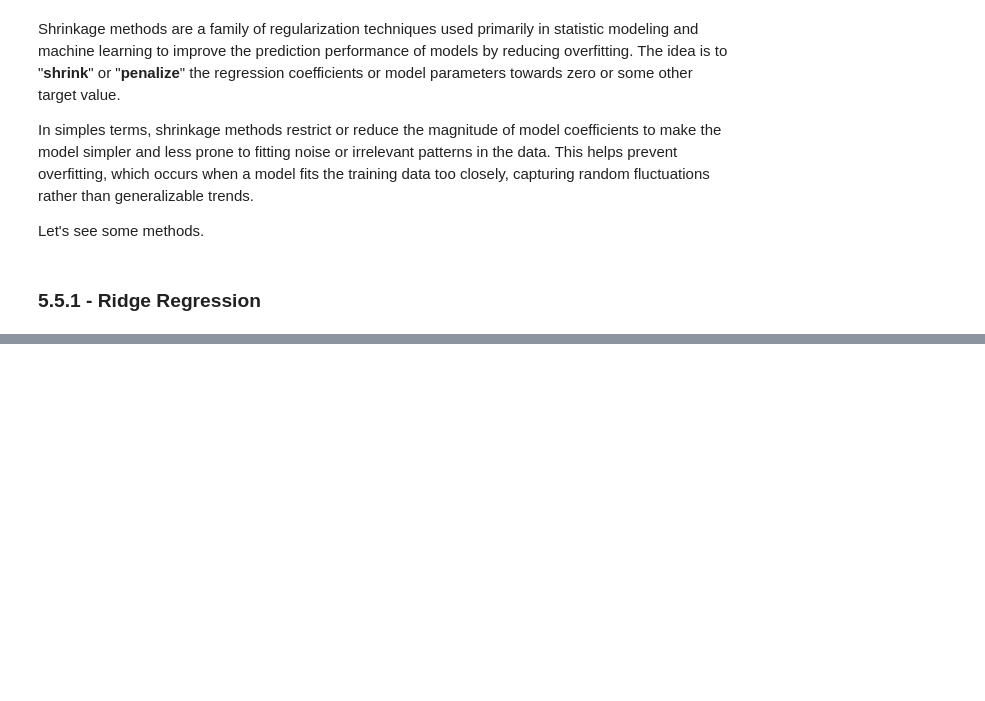
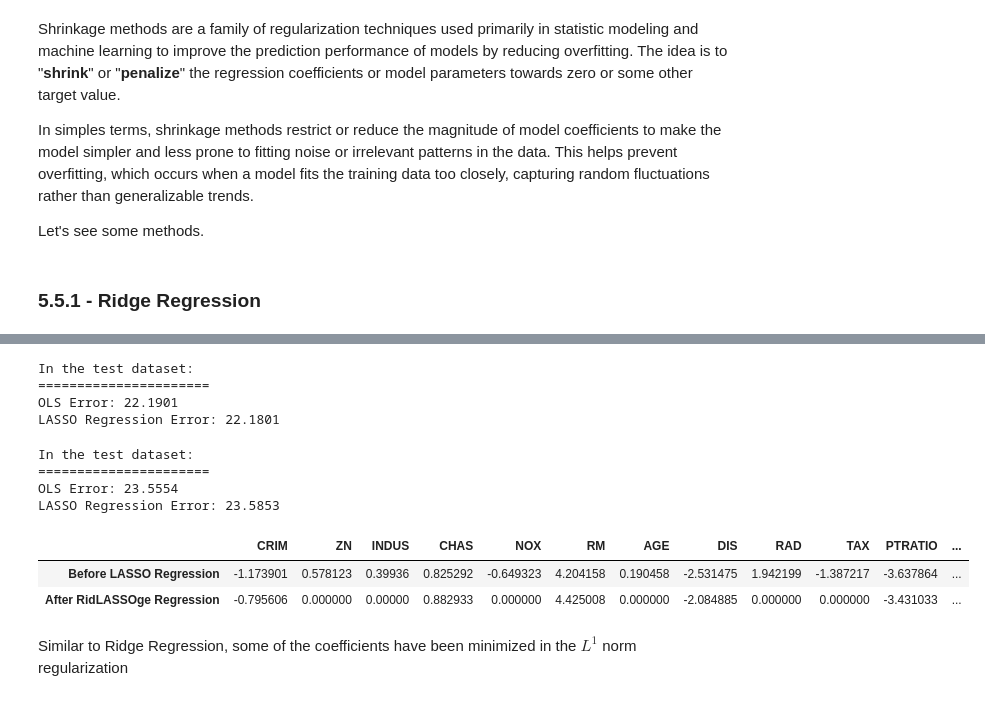
Before and after one commit to mh-pedro/Data-Science-Notes, a Jupyter notebook: notebooks/chapter_5.ipynb, the cells around one changed output, grey strips where cells are left out. Saved outputs shown, nothing was run; the diff lists cells and outputs as text; code cells hidden in the pictures; blank space fills up the shorter version.

```diff
--- a/notebooks/chapter_5.ipynb
+++ b/notebooks/chapter_5.ipynb
@@ -586,0 +703,33 @@ where $n$ is the number of samples and $p$ is the number of parameter. Ridge reg
+# %%
+compiled_model_lasso = ols_model.fit_regularized(method='elastic_net', L1_wt=1, alpha=0.1, refit=True)
+
+print("In the test dataset:")
+print("="*22)
+print(f"OLS Error: {MSE(y_train, compiled_mod.predict(X_train)):.4f}")
+print(f"LASSO Regression Error: {MSE(y_train, compiled_model_lasso.predict(X_train)):.4f}")
+# %% [output]
+In the test dataset:
+======================
+OLS Error: 22.1901
+LASSO Regression Error: 22.1801
+# %%
+print("In the test dataset:")
+print("="*22)
+print(f"OLS Error: {MSE(y_test, compiled_mod.predict(X_test)):.4f}")
+print(f"LASSO Regression Error: {MSE(y_test, compiled_model_lasso.predict(X_test)):.4f}")
+# %% [output]
+In the test dataset:
+======================
+OLS Error: 23.5554
+LASSO Regression Error: 23.5853
+# %%
+df_compare_lasso = pd.DataFrame({'Before LASSO Regression':compiled_mod.params,
+                           'After RidLASSOge Regression':compiled_model_lasso.params})
+df_compare_lasso.index=list(X.columns)
+df_compare_lasso.T
+# %% [output]
+|  | CRIM | ZN | INDUS | CHAS | NOX | RM | AGE | DIS | RAD | TAX | PTRATIO | ... |
+| Before LASSO Regression | -1.173901 | 0.578123 | 0.39936 | 0.825292 | -0.649323 | 4.204158 | 0.190458 | -2.531475 | 1.942199 | -1.387217 | -3.637864 | ... |
+| After RidLASSOge Regression | -0.795606 | 0.000000 | 0.00000 | 0.882933 | 0.000000 | 4.425008 | 0.000000 | -2.084885 | 0.000000 | 0.000000 | -3.431033 | ... |
+# %% [markdown]
+Similar to Ridge Regression, some of the coefficients have been minimized in the $L^1$ norm regularization
```
Also changed, not shown: parts of 18 cells of this notebook, 4 other files.
